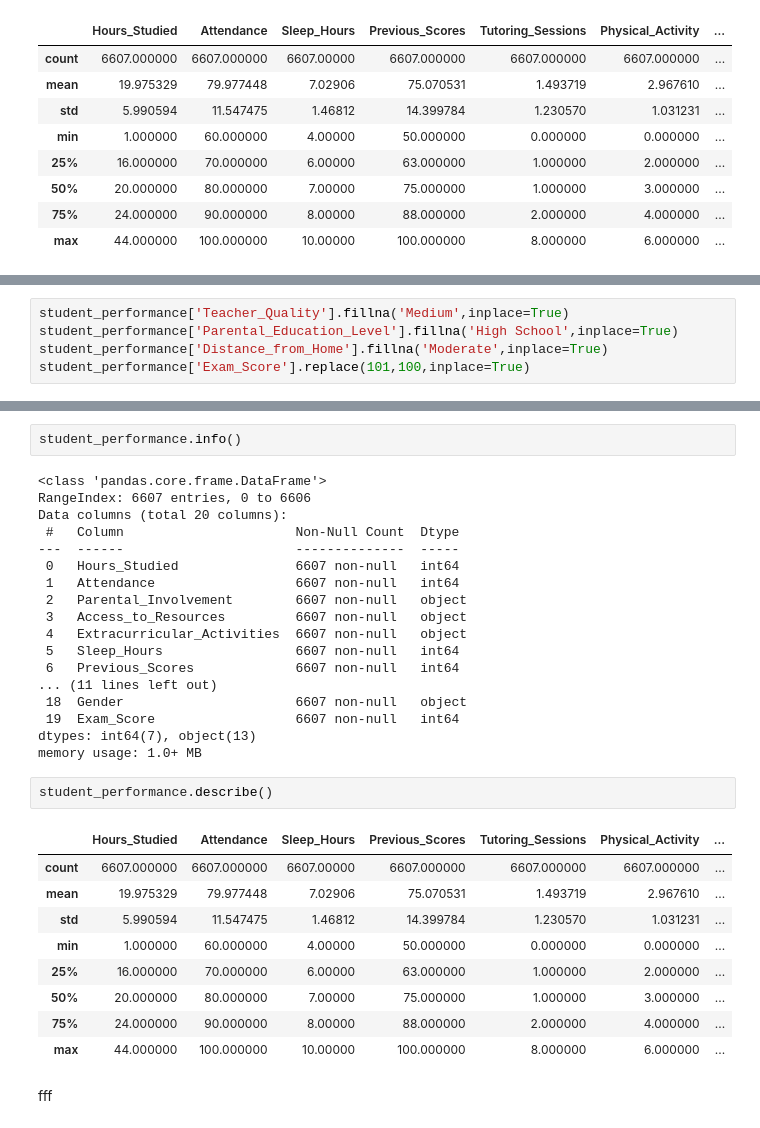
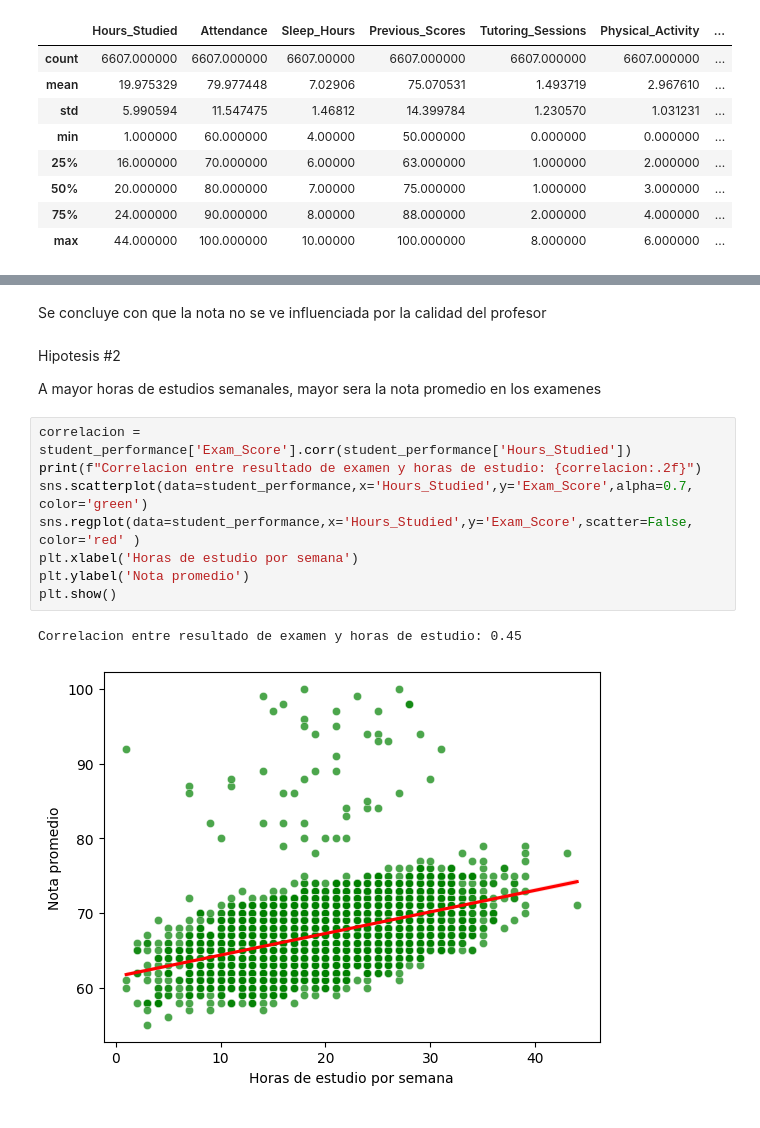
Before and after one commit to LuqGon/student_performance, a Jupyter notebook: student_performance_factors.ipynb, the cells around one changed output, grey strips where cells are left out. Saved outputs shown, nothing was run; the diff lists cells and outputs as text.

```diff
--- a/student_performance_factors.ipynb
+++ b/student_performance_factors.ipynb
@@ -83,5 +96,0 @@ Voy a imputar los nulos por los siguientes:
-# %%
-student_performance['Teacher_Quality'].fillna('Medium',inplace=True)
-student_performance['Parental_Education_Level'].fillna('High School',inplace=True)
-student_performance['Distance_from_Home'].fillna('Moderate',inplace=True)
-student_performance['Exam_Score'].replace(101,100,inplace=True)
@@ -106,34 +97,17 @@ For example, when doing 'df[col].method(value, inplace=True)', try using 'df.met
-# %%
-student_performance.info()
-# %% [output]
-<class 'pandas.core.frame.DataFrame'>
-RangeIndex: 6607 entries, 0 to 6606
-Data columns (total 20 columns):
- #   Column                      Non-Null Count  Dtype
----  ------                      --------------  -----
- 0   Hours_Studied               6607 non-null   int64
- 1   Attendance                  6607 non-null   int64
- 2   Parental_Involvement        6607 non-null   object
- 3   Access_to_Resources         6607 non-null   object
- 4   Extracurricular_Activities  6607 non-null   object
- 5   Sleep_Hours                 6607 non-null   int64
- 6   Previous_Scores             6607 non-null   int64
-... (11 lines left out)
- 18  Gender                      6607 non-null   object
- 19  Exam_Score                  6607 non-null   int64
-dtypes: int64(7), object(13)
-memory usage: 1.0+ MB
-# %%
-student_performance.describe()
-# %% [output]
-|  | Hours_Studied | Attendance | Sleep_Hours | Previous_Scores | Tutoring_Sessions | Physical_Activity | ... |
-| count | 6607.000000 | 6607.000000 | 6607.00000 | 6607.000000 | 6607.000000 | 6607.000000 | ... |
-| mean | 19.975329 | 79.977448 | 7.02906 | 75.070531 | 1.493719 | 2.967610 | ... |
-| std | 5.990594 | 11.547475 | 1.46812 | 14.399784 | 1.230570 | 1.031231 | ... |
-| min | 1.000000 | 60.000000 | 4.00000 | 50.000000 | 0.000000 | 0.000000 | ... |
-| 25% | 16.000000 | 70.000000 | 6.00000 | 63.000000 | 1.000000 | 2.000000 | ... |
-| 50% | 20.000000 | 80.000000 | 7.00000 | 75.000000 | 1.000000 | 3.000000 | ... |
-| 75% | 24.000000 | 90.000000 | 8.00000 | 88.000000 | 2.000000 | 4.000000 | ... |
-| max | 44.000000 | 100.000000 | 10.00000 | 100.000000 | 8.000000 | 6.000000 | ... |
-# %% [markdown]
-fff
+# %% [markdown]
+Se concluye con que la nota no se ve influenciada por la calidad del profesor
+# %% [markdown]
+Hipotesis #2
+
+A mayor horas de estudios semanales, mayor sera la nota promedio en los examenes
+# %%
+correlacion = student_performance['Exam_Score'].corr(student_performance['Hours_Studied'])
+print(f"Correlacion entre resultado de examen y horas de estudio: {correlacion:.2f}")
+sns.scatterplot(data=student_performance,x='Hours_Studied',y='Exam_Score',alpha=0.7, color='green')
+sns.regplot(data=student_performance,x='Hours_Studied',y='Exam_Score',scatter=False, color='red' )
+plt.xlabel('Horas de estudio por semana')
+plt.ylabel('Nota promedio')
+plt.show()
+# %% [output]
+Correlacion entre resultado de examen y horas de estudio: 0.45
+[figure, added]
```
Also changed, not shown: parts of 19 cells of this notebook.
